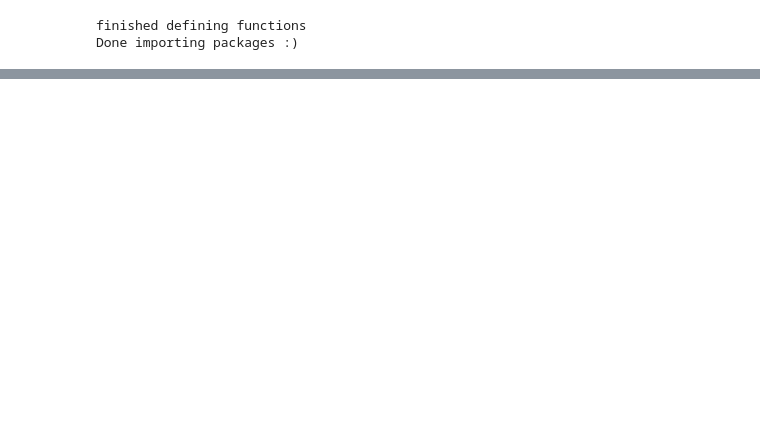
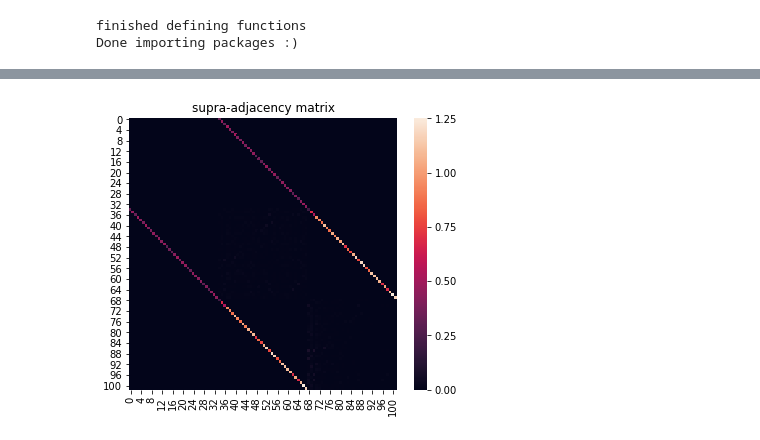
Before and after one commit to asizemore/multilayer_network_examples, a Jupyter notebook: fig3_viz.ipynb, the cells around one changed output, grey strips where cells are left out. Saved outputs shown, nothing was run; the diff lists cells and outputs as text; code cells hidden in the pictures; blank space fills up the shorter version.

```diff
--- a/fig3_viz.ipynb
+++ b/fig3_viz.ipynb
@@ -116,0 +106,57 @@ g1.get_edge_data(1,4)
+# %%
+## Create the unioned graph
+
+union1 = nx.disjoint_union(g1,g2)
+graph_union = nx.disjoint_union(union1, g3)
+
+
+## Calculate and assign inter-layer weights
+
+# Record edge weights for easy calculations of stroke-width map later
+strength_diff_g1g2 = []
+strength_diff_g2g3 = []
+
+# Interate over connected node pairs for g1, g2 and assign inter-layer edge weights
+for node1 in np.arange(nNodes) :
+
+    # Find node1's pair in the second layer
+    node2 = node1 + nNodes
+
+    # Calculate edge weight as absolute value of difference in node strengths
+    strength_diff = abs(graph_union.degree(weight="weight")[node1] - graph_union.degree(weight="weight")[node2])
+    if strength_diff == 0:
+        print(graph_union.degree(weight="weight")[node1])
+        print(graph_union.degree(weight="weight")[node2])
+
+
+    # Assign edge weights
+    graph_union.add_edge(node1,node2,weight = strength_diff)
+    graph_union.add_edge(node2,node1,weight = strength_diff)
+
+    # Add to list
+    strength_diff_g1g2.append(strength_diff)
+
+
+# Repeat for connecting layers 2,3
+for node1 in np.arange(nNodes,2*nNodes) :
+
+    # Find node1's pair in the second layer
+    node2 = node1 + nNodes
+
+    # Calculate edge weight as absolute value of difference in node strengths
+    strength_diff = abs(graph_union.degree(weight="weight")[node1] - graph_union.degree(weight="weight")[node2])
+
+    # Assign edge weght
+    graph_union.add_edge(node1,node2,weight = strength_diff)
+    graph_union.add_edge(node2,node1,weight = strength_diff)
+
+    # Add to list
+    strength_diff_g2g3.append(strength_diff)
+
+
+# Plot supra-adjacency matrix
+fig = plt.figure(figsize=(6,5))
+sns.heatmap(nx.adjacency_matrix(graph_union,weight='weight').todense())
+plt.title('supra-adjacency matrix');
+# %% [output]
+[figure, added]
```
Also changed, not shown: parts of 15 cells of this notebook, 3 other files.
